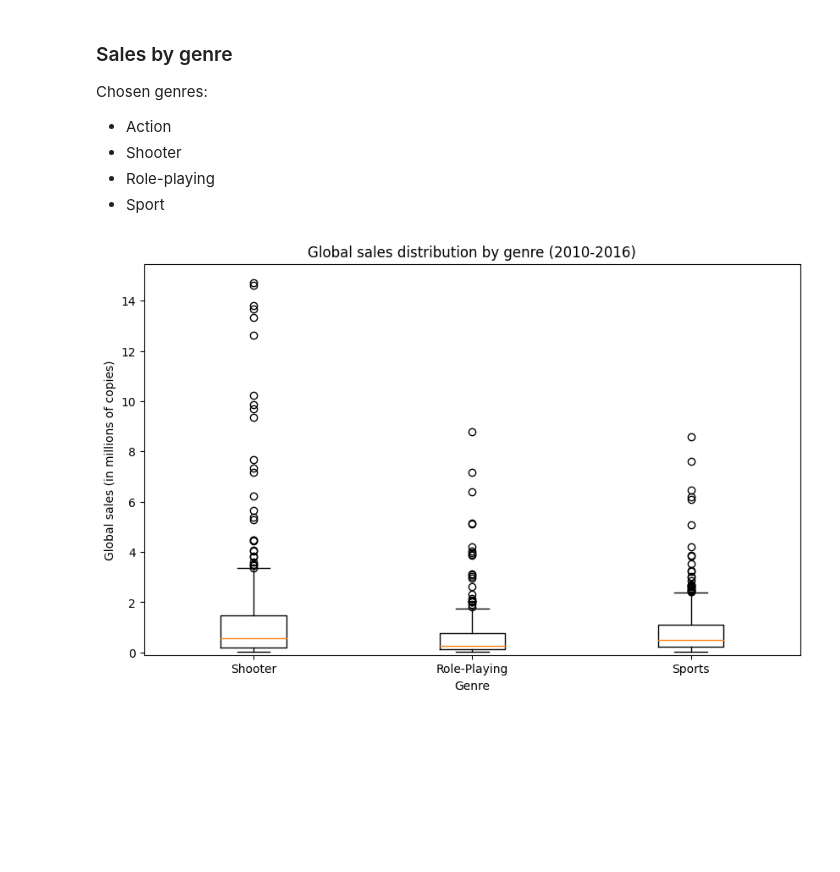
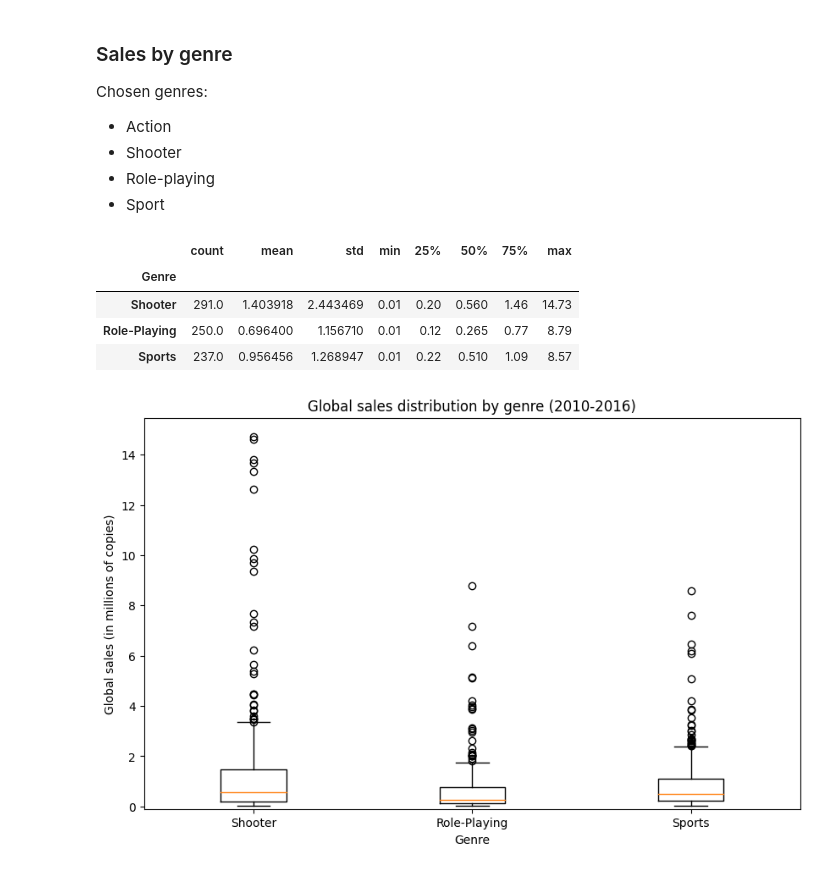
Before and after one commit to hansstanley/YongTauFoo, a Jupyter notebook: notebooks/sales_rush_kirubi.ipynb, the cells around one changed output. Saved outputs shown, nothing was run; the diff lists cells and outputs as text; code cells hidden in the pictures; blank space fills up the shorter version.

```diff
--- a/notebooks/sales_rush_kirubi.ipynb
+++ b/notebooks/sales_rush_kirubi.ipynb
@@ -138,6 +139,14 @@ Chosen genres:
 * Sport
 # %%
 chosen_genres = ['Shooter', 'Role-Playing', 'Sports']
+# %%
+data_clean.groupby('Genre')['Global_Sales'].describe().loc[chosen_genres]
+# %% [output]
+|  | count | mean | std | min | 25% | 50% | 75% | max |
+| Genre |  |  |  |  |  |  |  |  |
+| Shooter | 291.0 | 1.403918 | 2.443469 | 0.01 | 0.20 | 0.560 | 1.46 | 14.73 |
+| Role-Playing | 250.0 | 0.696400 | 1.156710 | 0.01 | 0.12 | 0.265 | 0.77 | 8.79 |
+| Sports | 237.0 | 0.956456 | 1.268947 | 0.01 | 0.22 | 0.510 | 1.09 | 8.57 |
 # %%
 plt.figure(figsize=(10, 6))
 plt.boxplot([data_clean[data_clean['Genre'] == genre]['Global_Sales'] for genre in chosen_genres],
```
Also changed, not shown: parts of 9 cells of this notebook, 2 other files.
